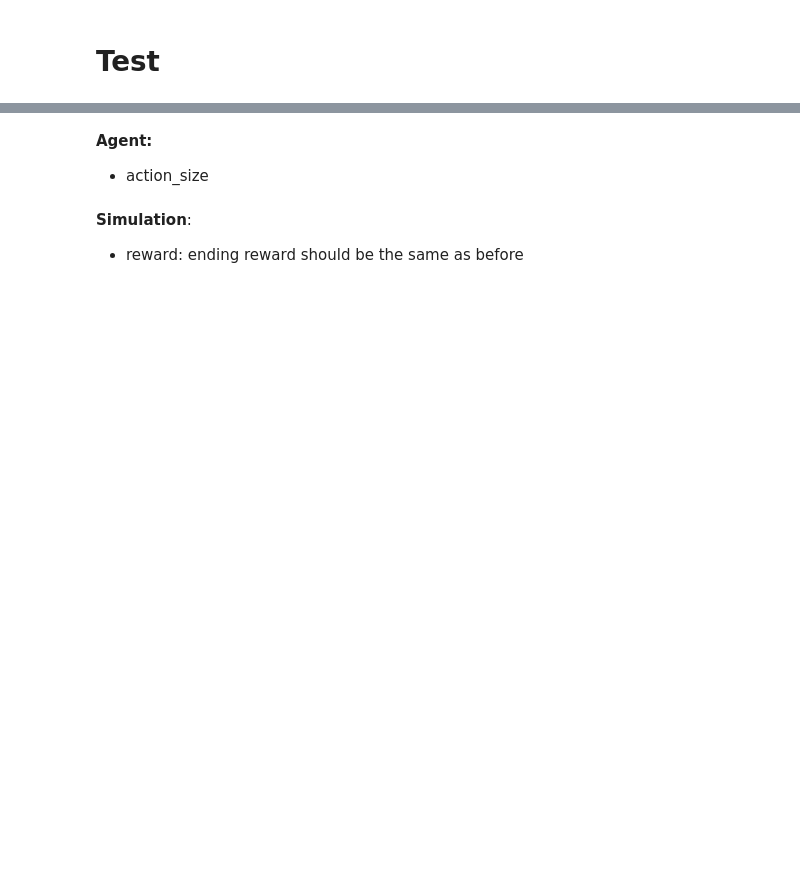
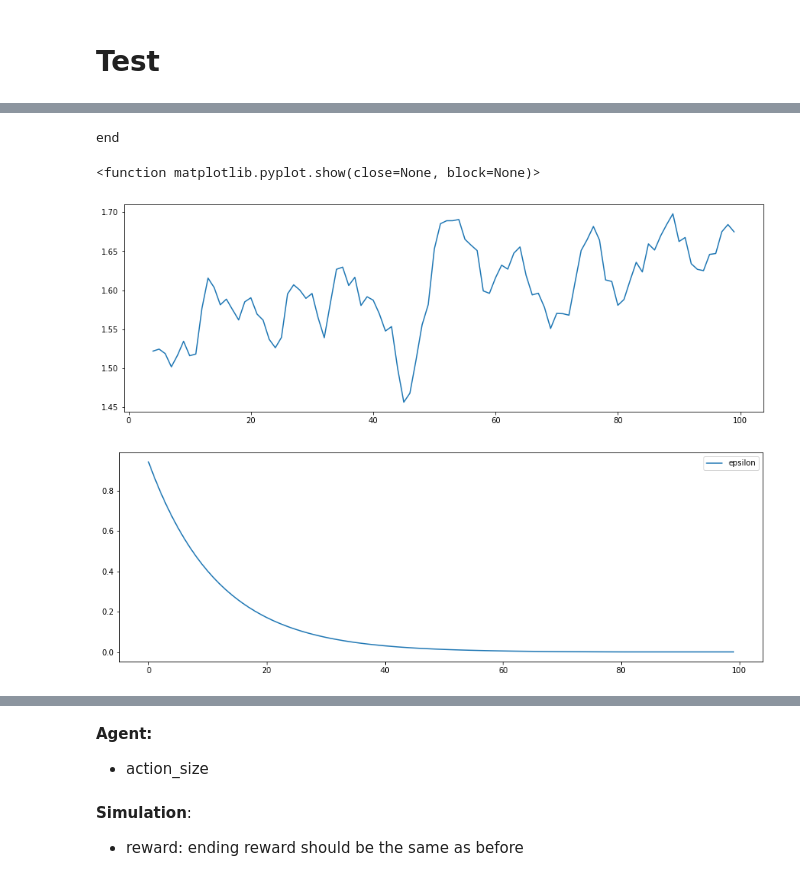
Before and after one commit to ChengLuFred/Portfolio-Selection-via-TBN, a Jupyter notebook: supplement/Lab_6_Deep_Q_Network.ipynb, the cells around one changed output, grey strips where cells are left out. Cells and saved outputs as stored; diff of their text form; code cells hidden in the pictures; blank space fills up the shorter version.

```diff
--- a/supplement/Lab_6_Deep_Q_Network.ipynb
+++ b/supplement/Lab_6_Deep_Q_Network.ipynb
@@ -259,0 +278,33 @@ Discrete(2)
+# %%
+# initialize state
+state = env.reset()
+state = np.reshape(state, [1, state_size]) # an array containing only one array [[a,b,c,d]]
+rewards = 0
+# %%
+# take an action
+action = agent.act(state)
+
+# environment responds to the action and return new state and reward
+next_state, reward, done = env.step(action)
+
+# record reward
+rewards += reward
+
+# reshape state since the neural network expects an array with rank 2 (can be reshaped within env)
+next_state = np.reshape(next_state, [1, state_size]) # an 1 x n 2d array
+
+# record the experience for replay
+agent.memorize(state, action, reward, next_state, done) # record every trading
+
+# transit to next state
+state = next_state
+
+# determine if the game is over or not
+if done:
+    print("end")
+
+# if there are enough experiences accumulated, replay to train the network
+if len(agent.memory) > batch_size: # batch_size = 2 to make agent learn for every 3 trading events
+    agent.replay(batch_size)
+# %% [output]
+end
@@ -259,0 +364,12 @@ Discrete(2)
+# %%
+df = pd.DataFrame(history, columns =["episode", "total_time","epsilon",'reward'])
+df.set_index("episode")
+df['reward'].rolling(5).mean().plot(figsize=(15,5))
+plt.show
+
+df[["epsilon"]].plot(figsize=(15,5))
+plt.show
+# %% [output]
+<function matplotlib.pyplot.show(close=None, block=None)>
+[figure, added]
+[figure, added]
```
Also changed, not shown: parts of 17 cells of this notebook, 9 other files.
